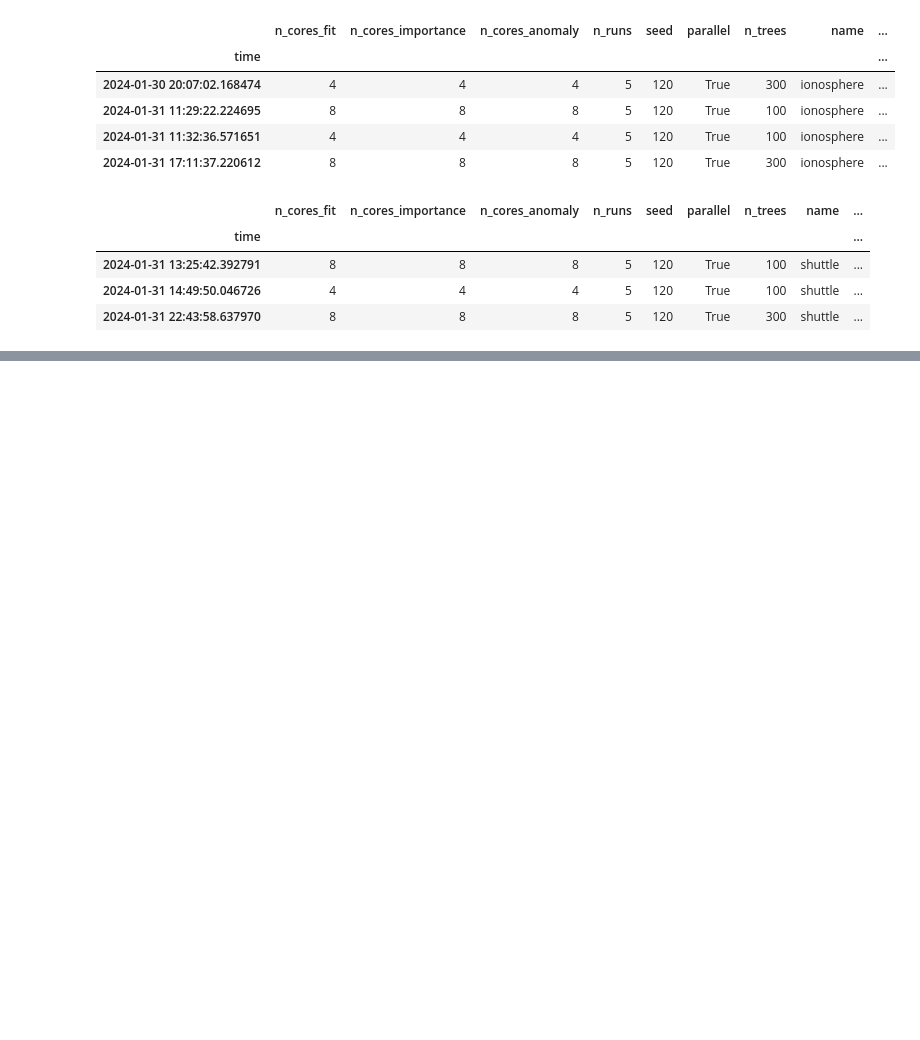
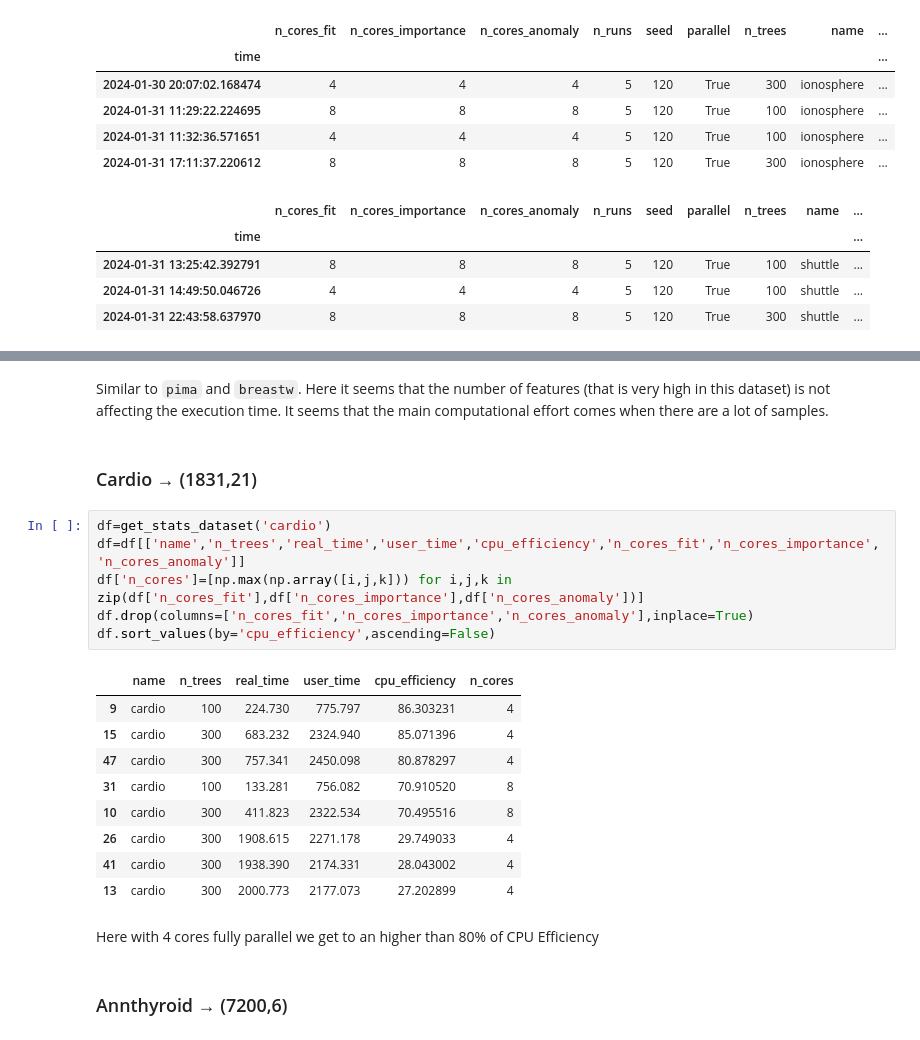
Before and after one commit to francesco-borsatti-unipd/ExIFFI, a Jupyter notebook: notebooks/Test_Parallel.ipynb, the cells around one changed output, grey strips where cells are left out. Cells and saved outputs as stored; diff of their text form; blank space fills up the shorter version.

```diff
--- a/notebooks/Test_Parallel.ipynb
+++ b/notebooks/Test_Parallel.ipynb
@@ -624,0 +778,24 @@ for name in dataset_names:
+# %% [markdown]
+Similar to `pima` and `breastw`. Here it seems that the number of features (that is very high in this dataset) is not affecting the execution time. It seems that the main computational effort comes when there are a lot of samples.
+# %% [markdown]
+### Cardio → (1831,21)
+# %%
+df=get_stats_dataset('cardio')
+df=df[['name','n_trees','real_time','user_time','cpu_efficiency','n_cores_fit','n_cores_importance','n_cores_anomaly']]
+df['n_cores']=[np.max(np.array([i,j,k])) for i,j,k in zip(df['n_cores_fit'],df['n_cores_importance'],df['n_cores_anomaly'])]
+df.drop(columns=['n_cores_fit','n_cores_importance','n_cores_anomaly'],inplace=True)
+df.sort_values(by='cpu_efficiency',ascending=False)
+# %% [output]
+|  | name | n_trees | real_time | user_time | cpu_efficiency | n_cores |
+| 9 | cardio | 100 | 224.730 | 775.797 | 86.303231 | 4 |
+| 15 | cardio | 300 | 683.232 | 2324.940 | 85.071396 | 4 |
+| 47 | cardio | 300 | 757.341 | 2450.098 | 80.878297 | 4 |
+| 31 | cardio | 100 | 133.281 | 756.082 | 70.910520 | 8 |
+| 10 | cardio | 300 | 411.823 | 2322.534 | 70.495516 | 8 |
+| 26 | cardio | 300 | 1908.615 | 2271.178 | 29.749033 | 4 |
+| 41 | cardio | 300 | 1938.390 | 2174.331 | 28.043002 | 4 |
+| 13 | cardio | 300 | 2000.773 | 2177.073 | 27.202899 | 4 |
+# %% [markdown]
+Here with 4 cores fully parallel we get to an higher than 80% of CPU Efficiency
+# %% [markdown]
+### Annthyroid → (7200,6)
```
Also changed, not shown: parts of 53 cells of this notebook.
